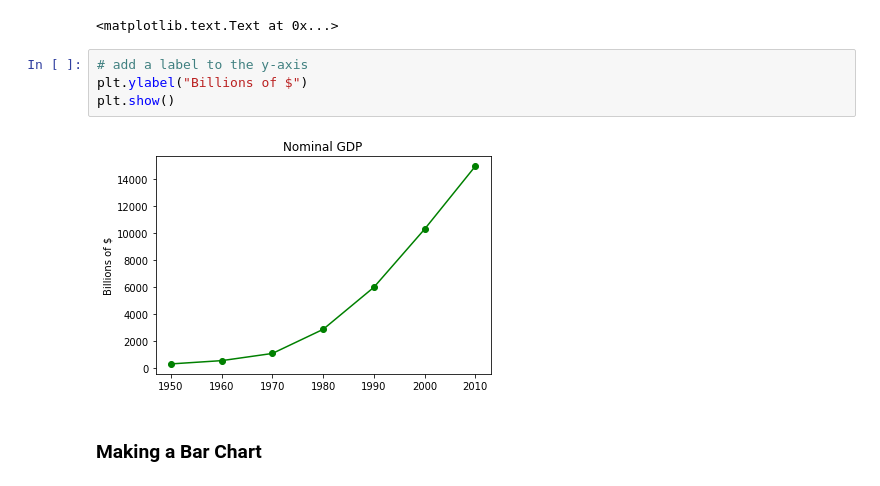
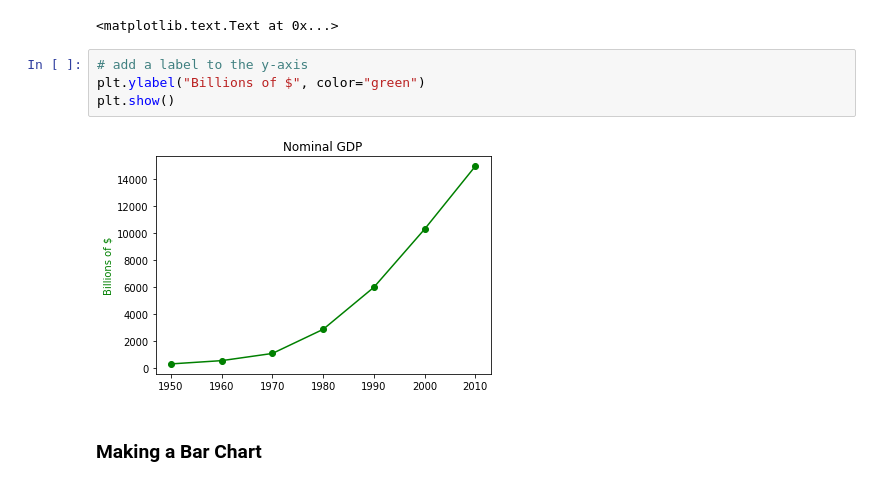
Before and after one commit to riverbond/pythoncode, a Jupyter notebook: DSfS/VisualizingData.ipynb, the cells around one changed output. Drawn from its saved outputs; the diff is of its cells as text.

Commit message:
Saving progres in Visualizing Data.

```diff
--- a/DSfS/VisualizingData.ipynb
+++ b/DSfS/VisualizingData.ipynb
@@ -17,10 +17,10 @@ plt.title("Nominal GDP")
 <matplotlib.text.Text at 0x...>
 # %%
 # add a label to the y-axis
-plt.ylabel("Billions of $")
+plt.ylabel("Billions of $", color="green")
 plt.show()
 # %% [output]
-[figure, old version]
+[figure, new version]
 # %% [markdown]
 ### Making a Bar Chart
 # %%
```
Also changed, not shown: parts of 9 cells of this notebook.
